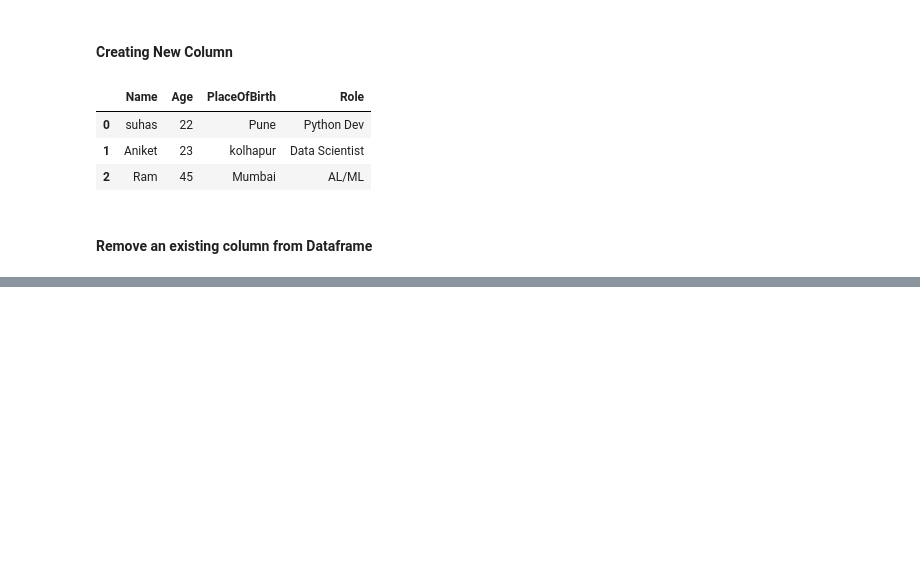
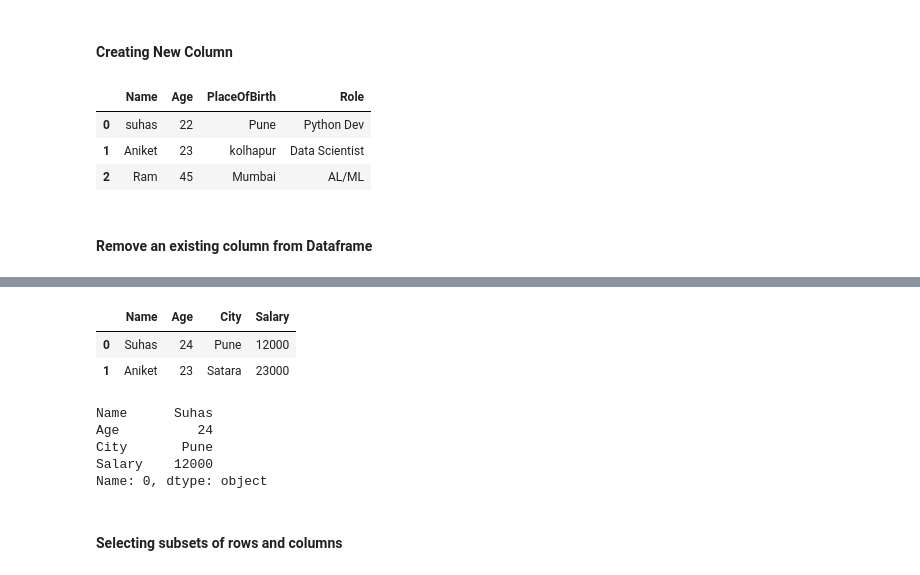
Before and after one commit to Suhas2002G/Pandas, a Jupyter notebook: 2.DataFrames.ipynb, the cells around one changed output, grey strips where cells are left out. Saved outputs shown, nothing was run; the diff lists cells and outputs as text; code cells hidden in the pictures; blank space fills up the shorter version.

```diff
--- a/2.DataFrames.ipynb
+++ b/2.DataFrames.ipynb
@@ -89,0 +150,17 @@ df3
+# %%
+df.loc[0]   # row with index label 0
+df.loc[[0,1]]
+# %% [output]
+|  | Name | Age | City | Salary |
+| 0 | Suhas | 24 | Pune | 12000 |
+| 1 | Aniket | 23 | Satara | 23000 |
+# %%
+df.iloc[0]  # first row regardless of label
+# %% [output]
+Name      Suhas
+Age          24
+City       Pune
+Salary    12000
+Name: 0, dtype: object
+# %% [markdown]
+#### Selecting subsets of rows and columns
```
Also changed, not shown: parts of 20 cells of this notebook.
